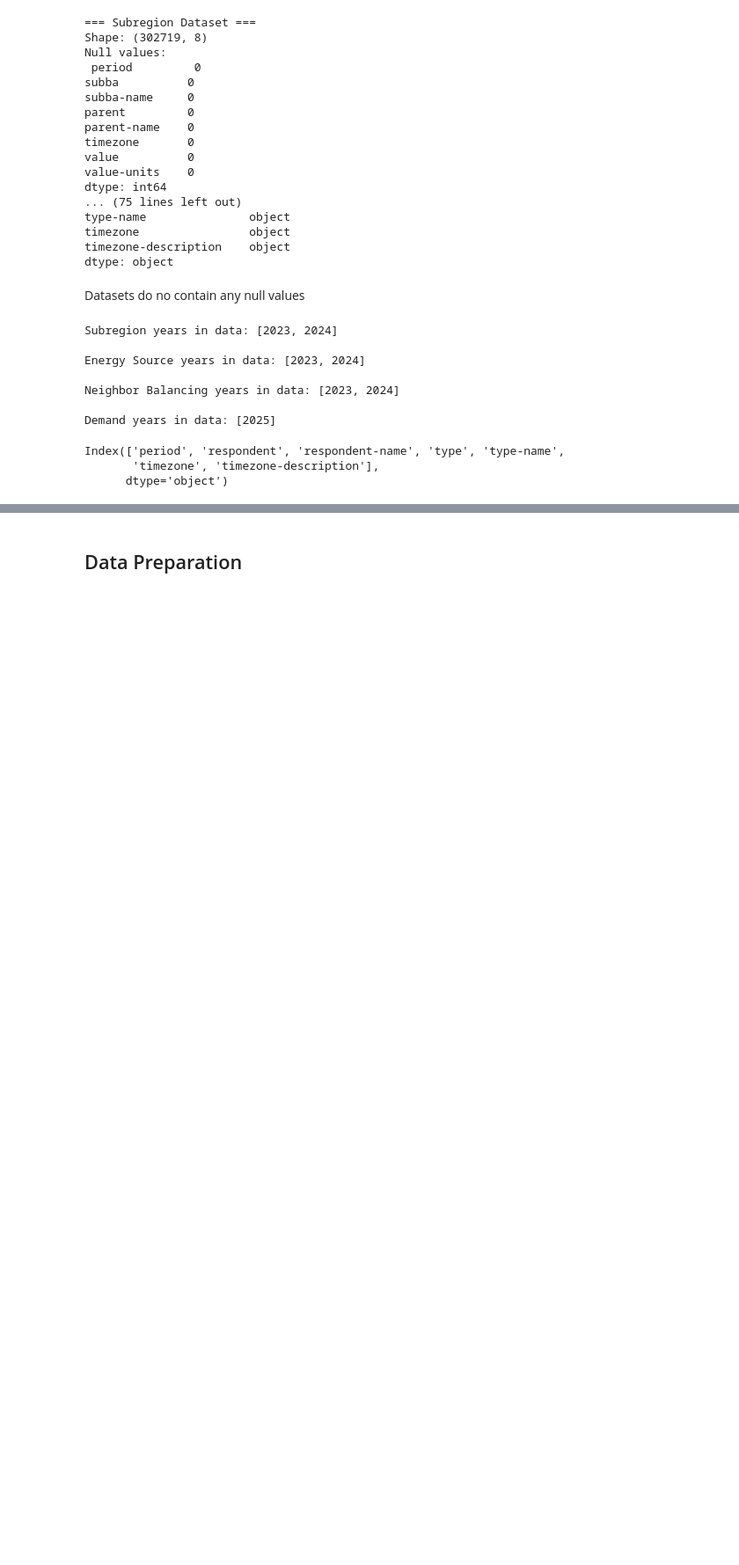
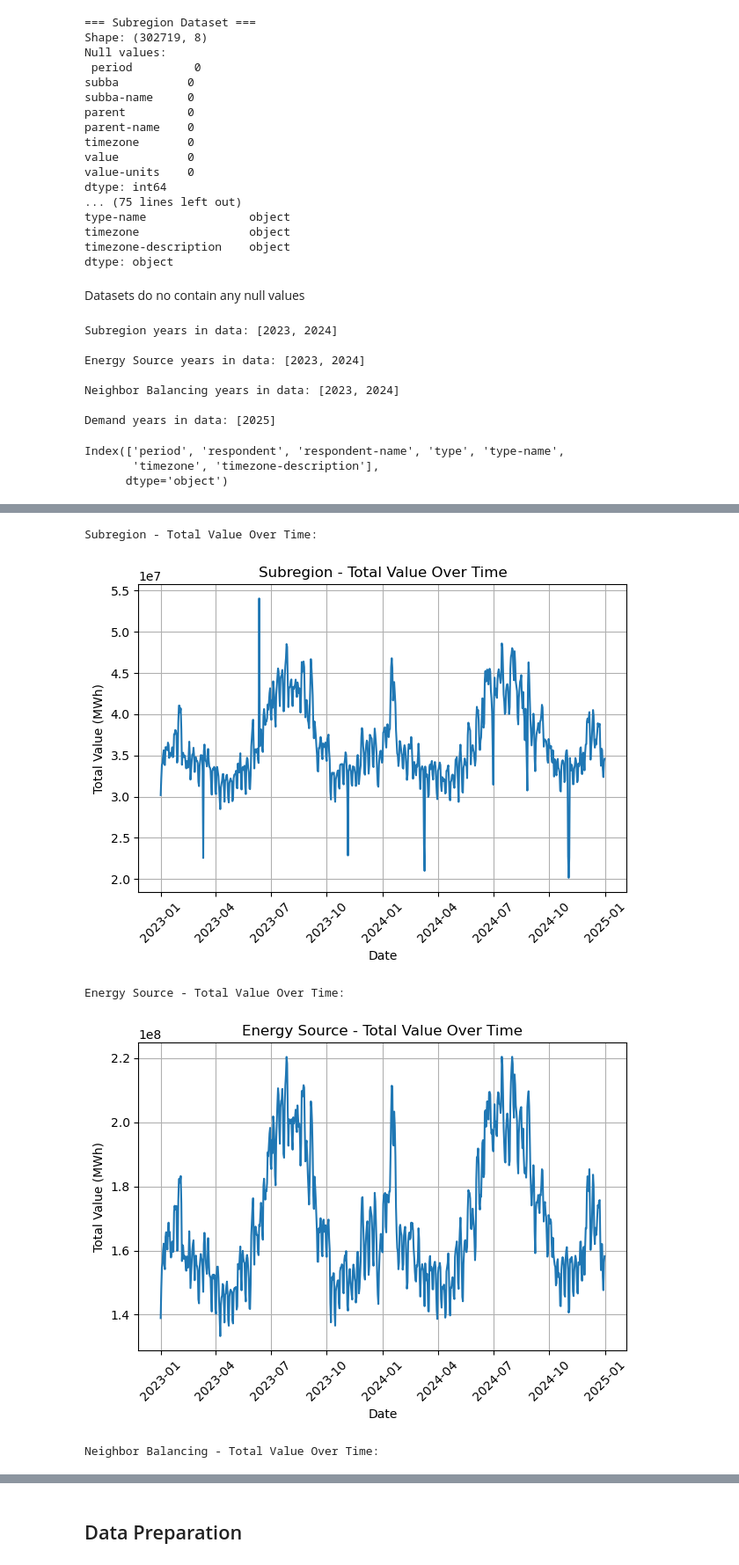
Before and after one commit to dnguyen-1/ADS508TeamProject, a Jupyter notebook: gridAI.ipynb, the cells around one changed output, grey strips where cells are left out. Shown: that part at 88% size. Saved outputs shown, nothing was run; the diff lists cells and outputs as text; code cells hidden in the pictures; blank space fills up the shorter version.

```diff
--- a/gridAI.ipynb
+++ b/gridAI.ipynb
@@ -300,0 +374,26 @@ Index(['period', 'respondent', 'respondent-name', 'type', 'type-name',
+# %%
+for name, df in zip(
+    ['Subregion', 'Energy Source', 'Neighbor Balancing'],
+    [df_subregion, df_energysource, df_neighbor_bal]
+):
+    if 'value' in df.columns:
+        print(f"\n{name} - Total Value Over Time:")
+        df_time = df.copy()
+        df_time['period'] = pd.to_datetime(df_time['period'])
+
+        df_time_grouped = df_time.groupby('period')['value'].sum().reset_index()
+
+        plt.plot(df_time_grouped['period'].values, df_time_grouped['value'].values)
+        plt.title(f'{name} - Total Value Over Time')
+        plt.xlabel('Date')
+        plt.ylabel('Total Value (MWh)')
+        plt.xticks(rotation=45)
+        plt.grid(True)
+        plt.tight_layout()
+        plt.show()
+# %% [output]
+Subregion - Total Value Over Time:
+[figure, added]
+Energy Source - Total Value Over Time:
+[figure, added]
+Neighbor Balancing - Total Value Over Time:
```
Also changed, not shown: parts of 18 cells of this notebook.
